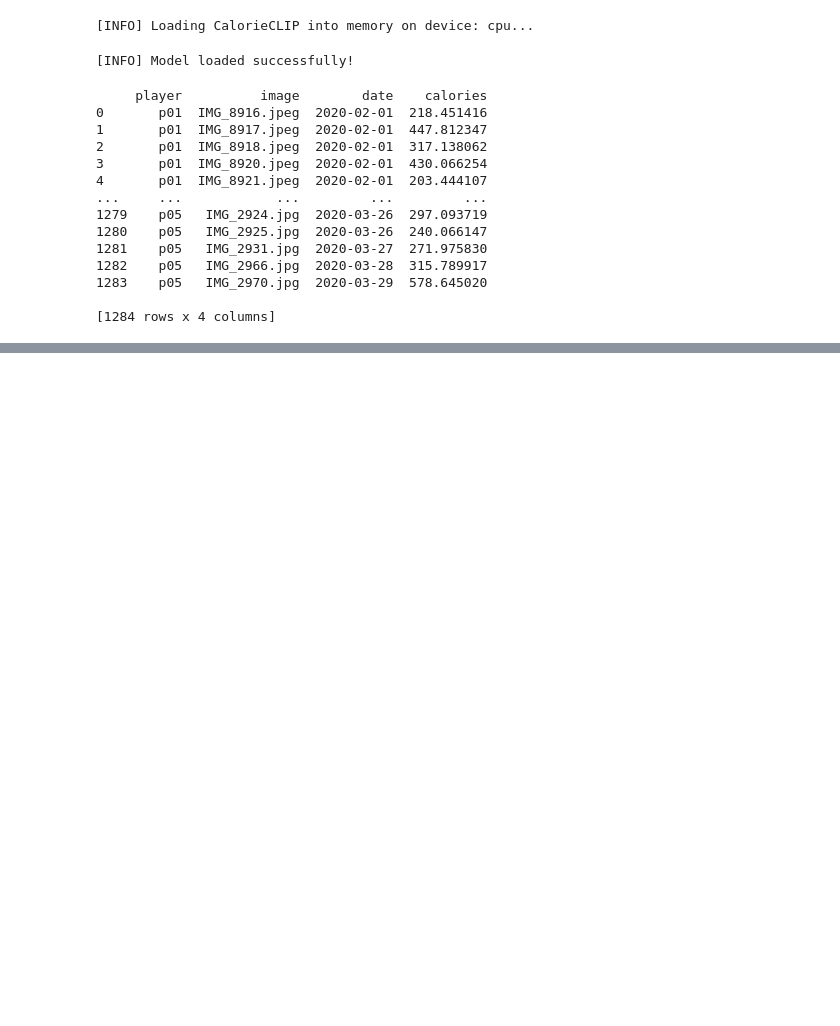
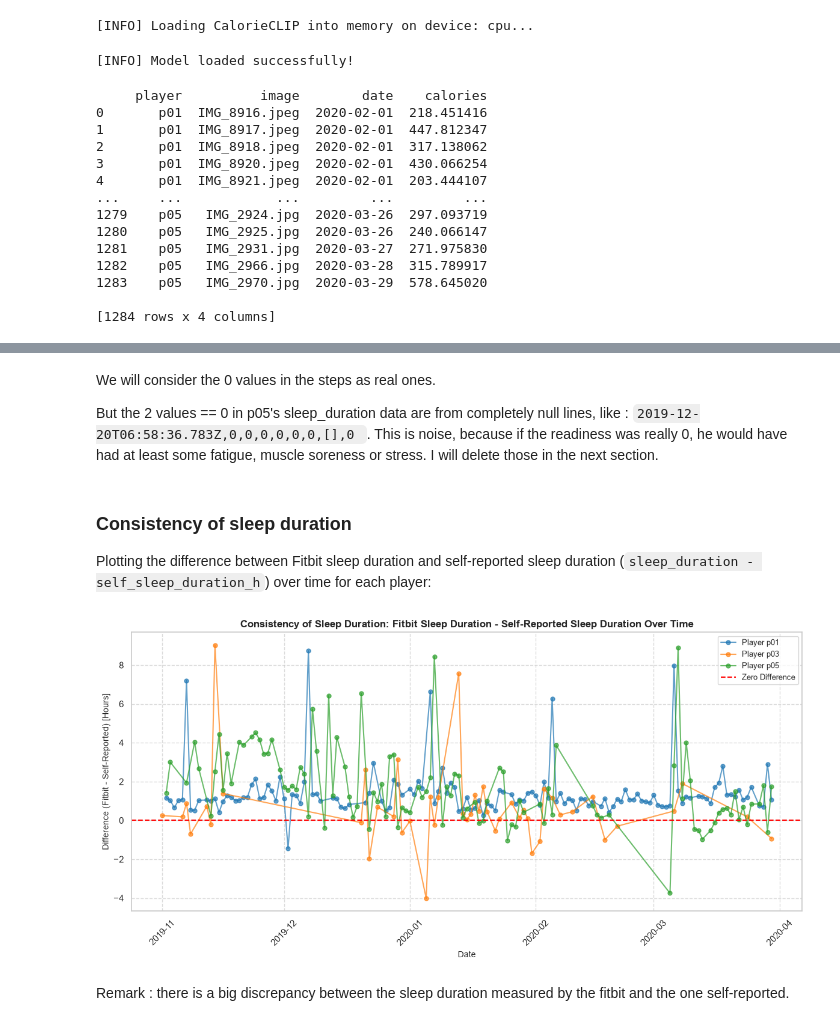
Before and after one commit to noahparisse/injury-prediction, a Jupyter notebook: main.ipynb, the cells around one changed output, grey strips where cells are left out. Saved outputs shown, nothing was run; the diff lists cells and outputs as text; code cells hidden in the pictures; blank space fills up the shorter version.

```diff
--- a/main.ipynb
+++ b/main.ipynb
@@ -323,0 +564,49 @@ Master DataFrame shape: (456, 37)
+# %% [markdown]
+We will consider the 0 values in the steps as real ones.
+
+But the 2 values == 0 in p05's sleep_duration data are from completely null lines, like : `2019-12-20T06:58:36.783Z,0,0,0,0,0,0,[],0
+`. This is noise, because if the readiness was really 0, he would have had at least some fatigue, muscle soreness or stress. I will delete those in the next section.
+# %% [markdown]
+### Consistency of sleep duration
+Plotting the difference between Fitbit sleep duration and self-reported sleep duration (`sleep_duration - self_sleep_duration_h`) over time for each player:
+# %%
+import matplotlib.pyplot as plt
+import seaborn as sns
+
+master_df['sleep_duration_diff'] = master_df['sleep_duration'] - master_df['self_sleep_duration_h']
+
+players = sorted(master_df['player'].unique())
+palette = sns.color_palette("tab10", len(players))
+player_colors = {player: palette[i] for i, player in enumerate(players)}
+
+fig, ax = plt.subplots(figsize=(12, 6))
+for player in players:
+    df_p = master_df[master_df['player'] == player].dropna(subset=['date', 'sleep_duration_diff']).copy()
+    df_p['date'] = pd.to_datetime(df_p['date'])
+    df_p = df_p.sort_values('date')
+    ax.plot(
+        df_p['date'],
+        df_p['sleep_duration_diff'],
+        marker='o',
+        linestyle='-',
+        color=player_colors[player],
+        linewidth=1.5,
+        markersize=5,
+        alpha=0.7,
+        label=f'Player {player}'
+    )
+
+ax.axhline(0, color='red', linestyle='--', linewidth=1.5, label='Zero Difference')
+ax.set_title('Consistency of Sleep Duration: Fitbit Sleep Duration - Self-Reported Sleep Duration Over Time', fontsize=12, fontweight='bold')
+ax.set_xlabel('Date', fontsize=10)
+ax.set_ylabel('Difference (Fitbit - Self-Reported) [Hours]', fontsize=10)
+ax.tick_params(axis='x', rotation=45)
+ax.legend(loc='upper right', fontsize=9)
+ax.grid(True, linestyle='--', alpha=0.7)
+
+plt.tight_layout()
+plt.show()
+# %% [output]
+[figure, added]
+# %% [markdown]
+Remark : there is a big discrepancy between the sleep duration measured by the fitbit and the one self-reported.
```
Also changed, not shown: parts of 20 cells of this notebook, 2 other files.
